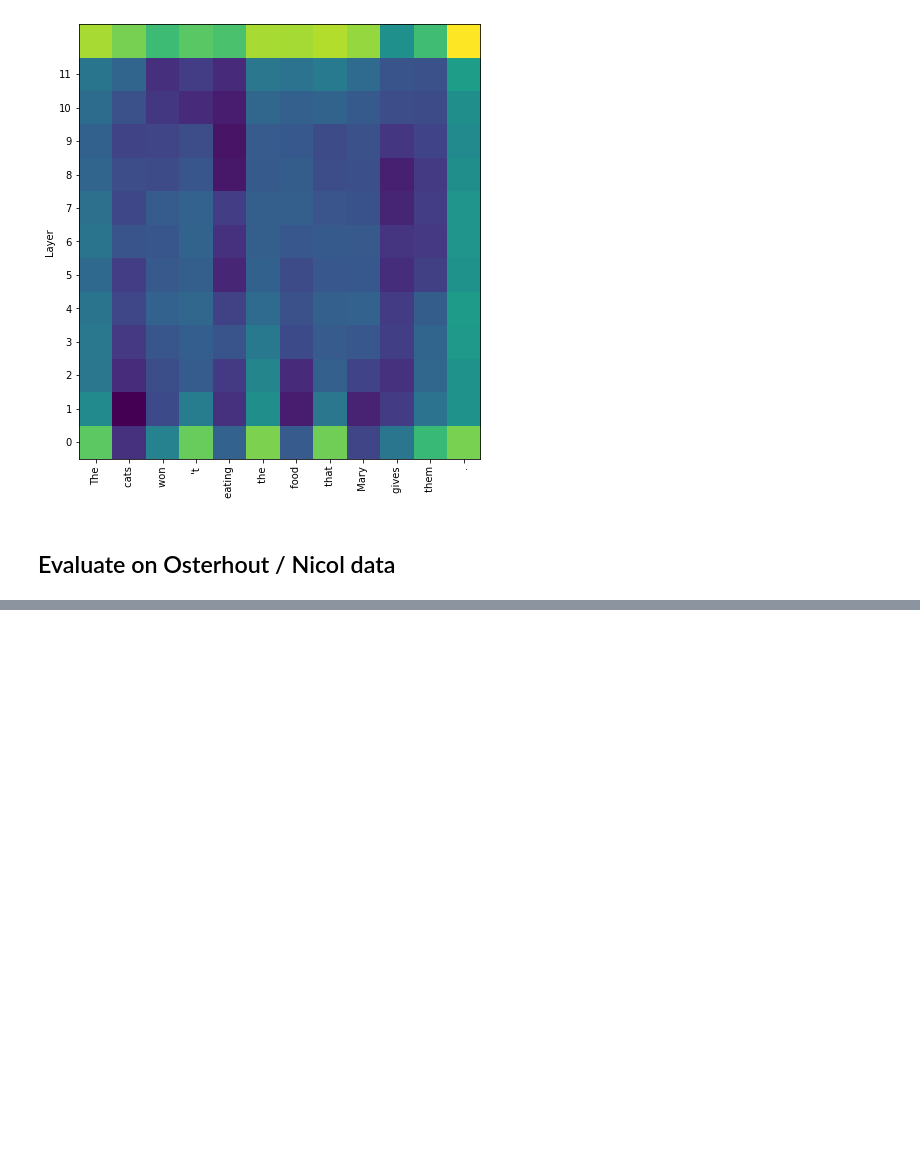
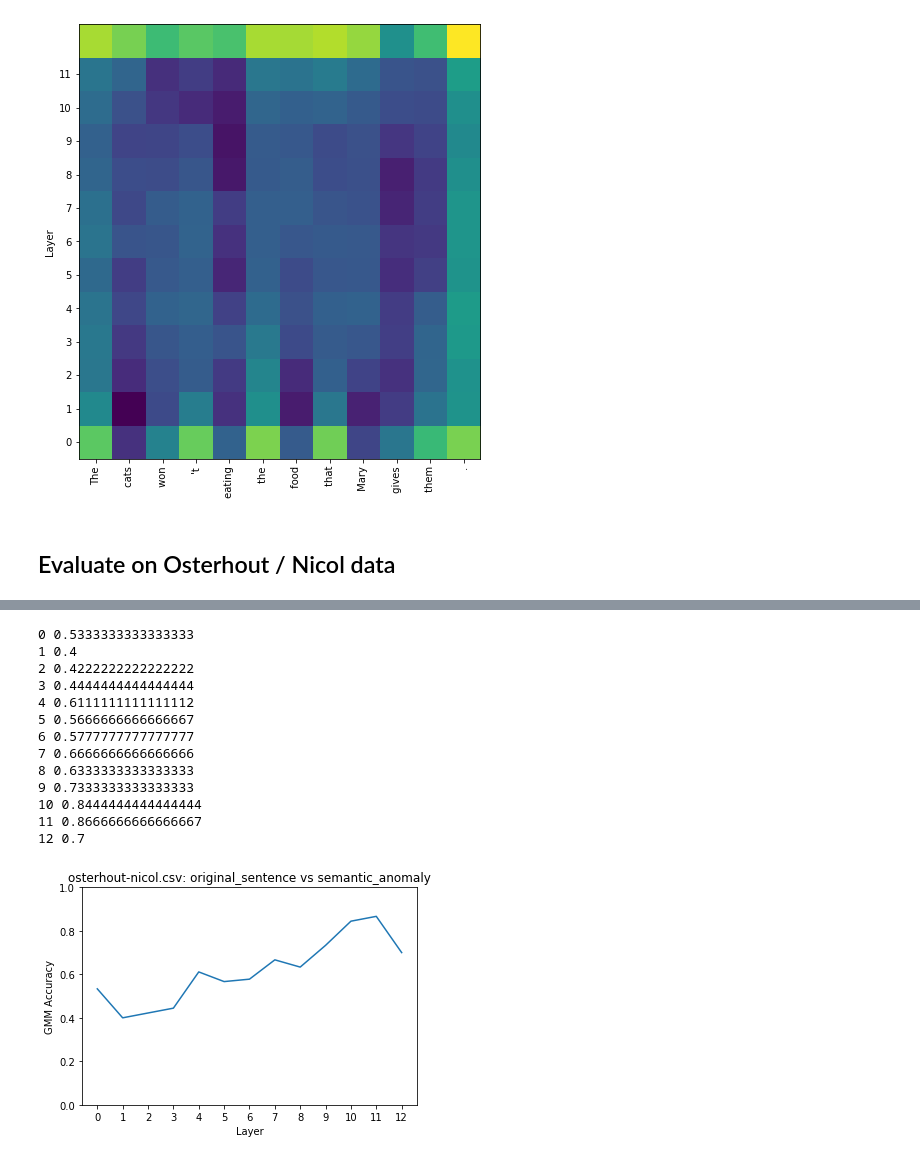
Before and after one commit to SPOClab-ca/layerwise-anomaly, a Jupyter notebook: notebooks_bai/GMMAnomaly.ipynb, the cells around one changed output, grey strips where cells are left out. Saved outputs shown, nothing was run; the diff lists cells and outputs as text; code cells hidden in the pictures; blank space fills up the shorter version.

```diff
--- a/notebooks_bai/GMMAnomaly.ipynb
+++ b/notebooks_bai/GMMAnomaly.ipynb
@@ -69,0 +82,17 @@ for layer in range(13):
+# %%
+process_sentpair_dataset('osterhout-nicol.csv', 'original_sentence', 'semantic_anomaly')
+# %% [output]
+0 0.5333333333333333
+1 0.4
+2 0.4222222222222222
+3 0.4444444444444444
+4 0.6111111111111112
+5 0.5666666666666667
+6 0.5777777777777777
+7 0.6666666666666666
+8 0.6333333333333333
+9 0.7333333333333333
+10 0.8444444444444444
+11 0.8666666666666667
+12 0.7
+[figure, added]
```
Also changed, not shown: parts of 9 cells of this notebook, 6 other files.
